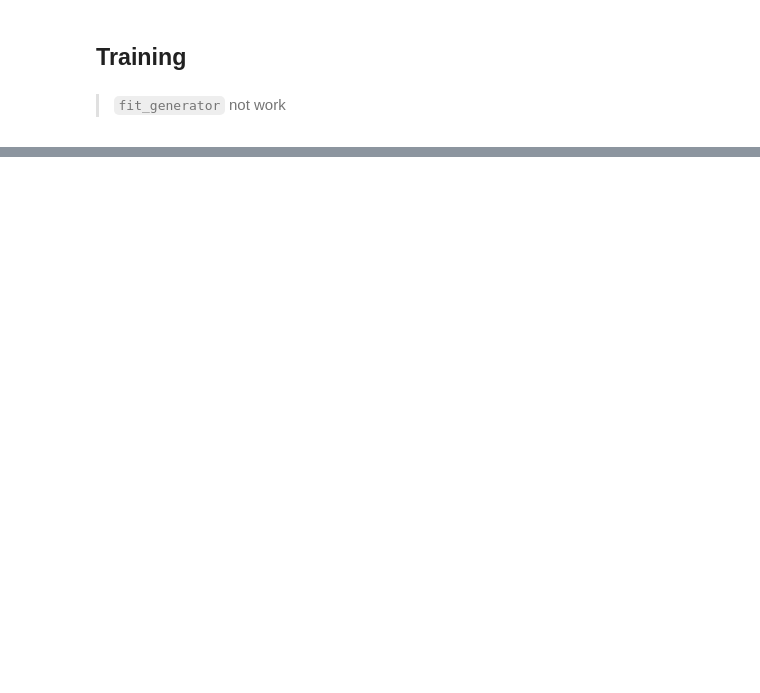
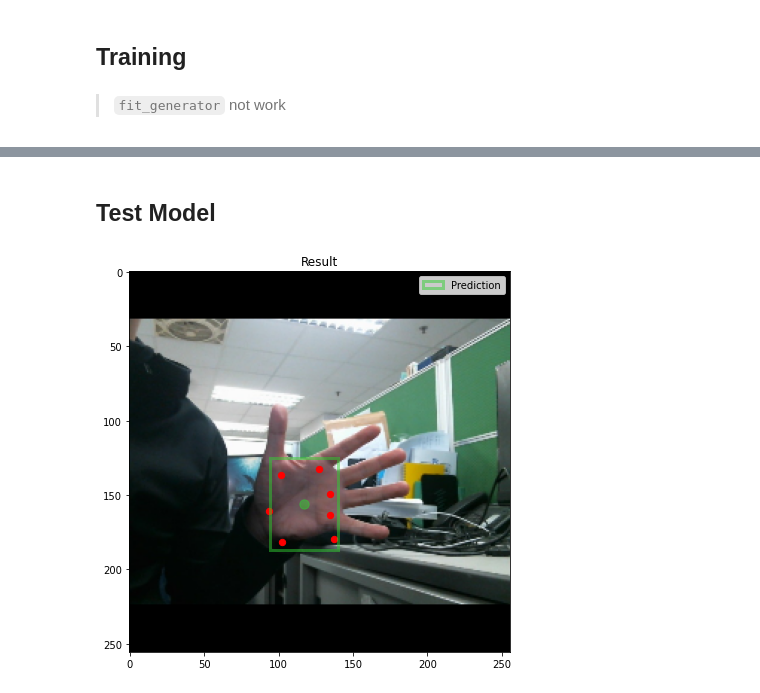
Before and after one commit to yirueilu-b/blaze-palm-tf2, a Jupyter notebook: train.ipynb, the cells around one changed output, grey strips where cells are left out. Drawn from its saved outputs; the diff is of its cells as text; code cells hidden in the pictures; blank space fills up the shorter version.

Commit message:
Update train script

```diff
--- a/train.ipynb
+++ b/train.ipynb
@@ -66,5 +71,5 @@ array([ 7.3885994, 14.084844 ,  9.368907 , 19.485437 , 12.891543 ,
 # %% [markdown]
 > `fit_generator` not work
 # %%
-history = model.fit(x=train_data_generator, epochs=100)
+history = model.fit(x=train_data_generator, epochs=1000)
 # %% [output]
@@ -78,0 +245,40 @@ Epoch 4/100
+# %% [markdown]
+## Test Model
+# %%
+image_path = np.random.choice(glob.glob(os.path.join('dataset','image','*.jpg')))
+image = preprocess(cv2.imread(image_path), 256, 256)
+image_show = preprocess(cv2.imread(image_path), 256, 256, False)
+# plt.imshow(image[0])
+
+pred = model.predict(image)
+
+pred_id = np.argmax(pred[0,:,0])
+pred_loc = pred[0,:,1:][pred_id]
+pred_loc[:2] = anchors_normalized[pred_id,:2]*256 + pred_loc[:2]
+pred_loc[:4] = center_to_corner(np.array([pred_loc[:4]]))
+pred_loc[4:] = (pred_loc[4:].reshape(-1, 2) + anchors_normalized[pred_id,:2]*256).reshape(-1)
+
+color = ['limegreen', 'r']
+width = [3, 3]
+style = ['-', '--']
+alpha = [1, 0.5]
+
+
+plt.figure(figsize=(7, 7))
+plt.title("Result")
+result_image = image_show.copy()[0]
+
+x1, y1, x2, y2 = pred_loc[:4]
+rect = patches.Rectangle((x1,y1), x2-x1, y2-y1,
+                         lw=width[1], ec=color[0],
+                         ls=style[0], alpha=alpha[1], facecolor="none", label='Prediction')
+plt.gca().add_patch(rect)
+plt.scatter((x2+x1)/2, (y2+y1)/2, color=color[0], alpha=alpha[1], s=87)
+for key_point in pred_loc[4:].reshape(-1, 2):
+    plt.scatter(key_point[0], key_point[1], color=color[1], s=40)
+
+plt.legend()
+plt.imshow(result_image)
+plt.show()
+# %% [output]
+[figure, added]
```
Also changed, not shown: parts of 14 cells of this notebook.
